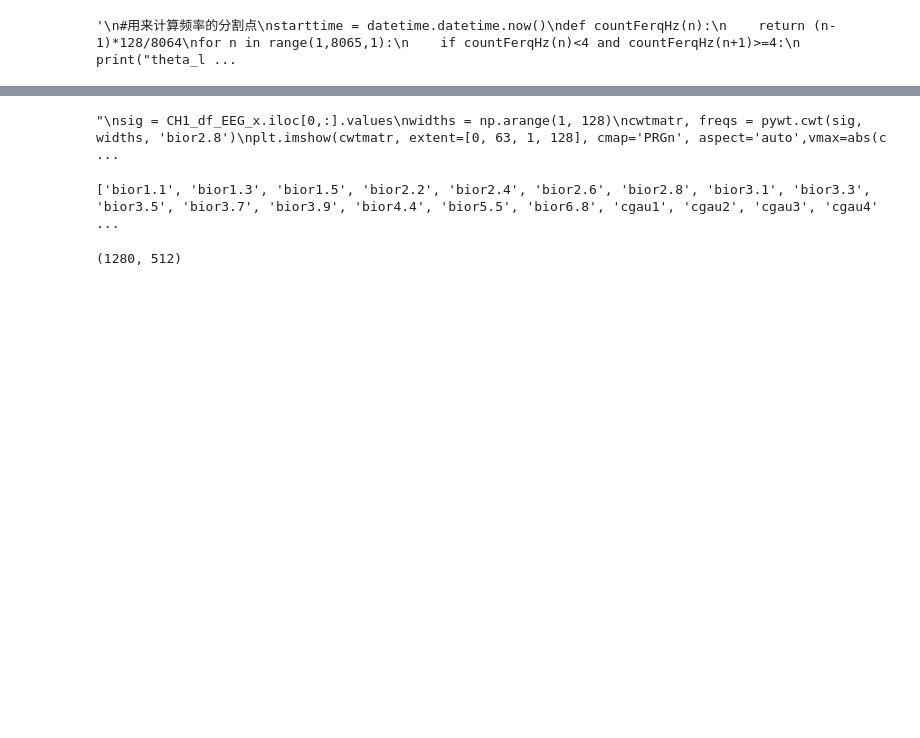
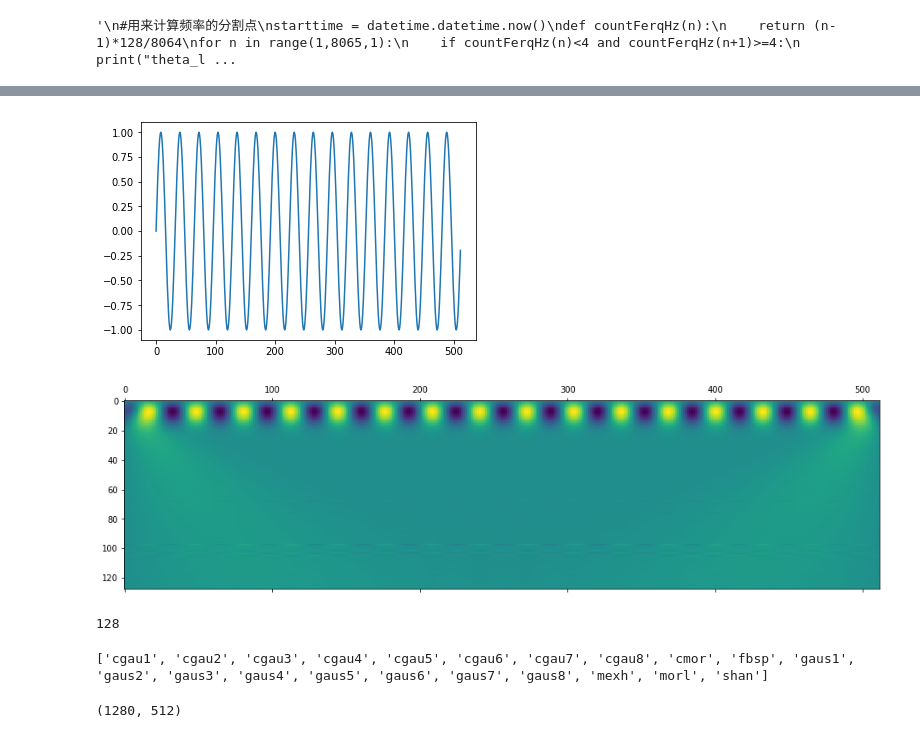
Before and after one commit to Today0219/Emotion-recognition, a Jupyter notebook: EEG_FeatureExtract.ipynb, the cells around one changed output, grey strips where cells are left out. Cells and saved outputs as stored; diff of their text form; code cells hidden in the pictures; blank space fills up the shorter version.

```diff
--- a/EEG_FeatureExtract.ipynb
+++ b/EEG_FeatureExtract.ipynb
@@ -182,21 +374,32 @@ for eegCH in range(1,33,1):
 # %%
 #coef, freqs = pywt.cwt(CH10_df_EEG_x.iloc[0,:],np.arange(1,5000),'gaus1')
 #plt.matshow(coef)
 #plt.show()
 '''
 sig = CH1_df_EEG_x.iloc[0,:].values
 widths = np.arange(1, 128)
 cwtmatr, freqs = pywt.cwt(sig, widths, 'bior2.8')
 plt.imshow(cwtmatr, extent=[0, 63, 1, 128], cmap='PRGn', aspect='auto',vmax=abs(cwtmatr).max(), vmin=-abs(cwtmatr).max())
 plt.show()
 '''
+x = np.arange(512)
+y = np.sin(2*np.pi*x/32)
+plt.plot(x,y)
+coef, freqs=pywt.cwt(y,np.arange(1,129),'gaus1')
+plt.matshow(coef)
+plt.show()
 # %% [output]
-"\nsig = CH1_df_EEG_x.iloc[0,:].values\nwidths = np.arange(1, 128)\ncwtmatr, freqs = pywt.cwt(sig, widths, 'bior2.8')\nplt.imshow(cwtmatr, extent=[0, 63, 1, 128], cmap='PRGn', aspect='auto',vmax=abs(c ...
+[figure, added]
+[figure, added]
+# %%
+len(coef)
+# %% [output]
+128
 # %%
-wavlist = pywt.wavelist(kind='all')
+wavlist = pywt.wavelist(kind='continuous')
 print(wavlist)
 # %% [output]
-['bior1.1', 'bior1.3', 'bior1.5', 'bior2.2', 'bior2.4', 'bior2.6', 'bior2.8', 'bior3.1', 'bior3.3', 'bior3.5', 'bior3.7', 'bior3.9', 'bior4.4', 'bior5.5', 'bior6.8', 'cgau1', 'cgau2', 'cgau3', 'cgau4' ...
+['cgau1', 'cgau2', 'cgau3', 'cgau4', 'cgau5', 'cgau6', 'cgau7', 'cgau8', 'cmor', 'fbsp', 'gaus1', 'gaus2', 'gaus3', 'gaus4', 'gaus5', 'gaus6', 'gaus7', 'gaus8', 'mexh', 'morl', 'shan']
 # %%
 print(eegFeatureDF.shape)
 #dump到文件保存
```
Also changed, not shown: parts of 11 cells of this notebook, 6 other files.
